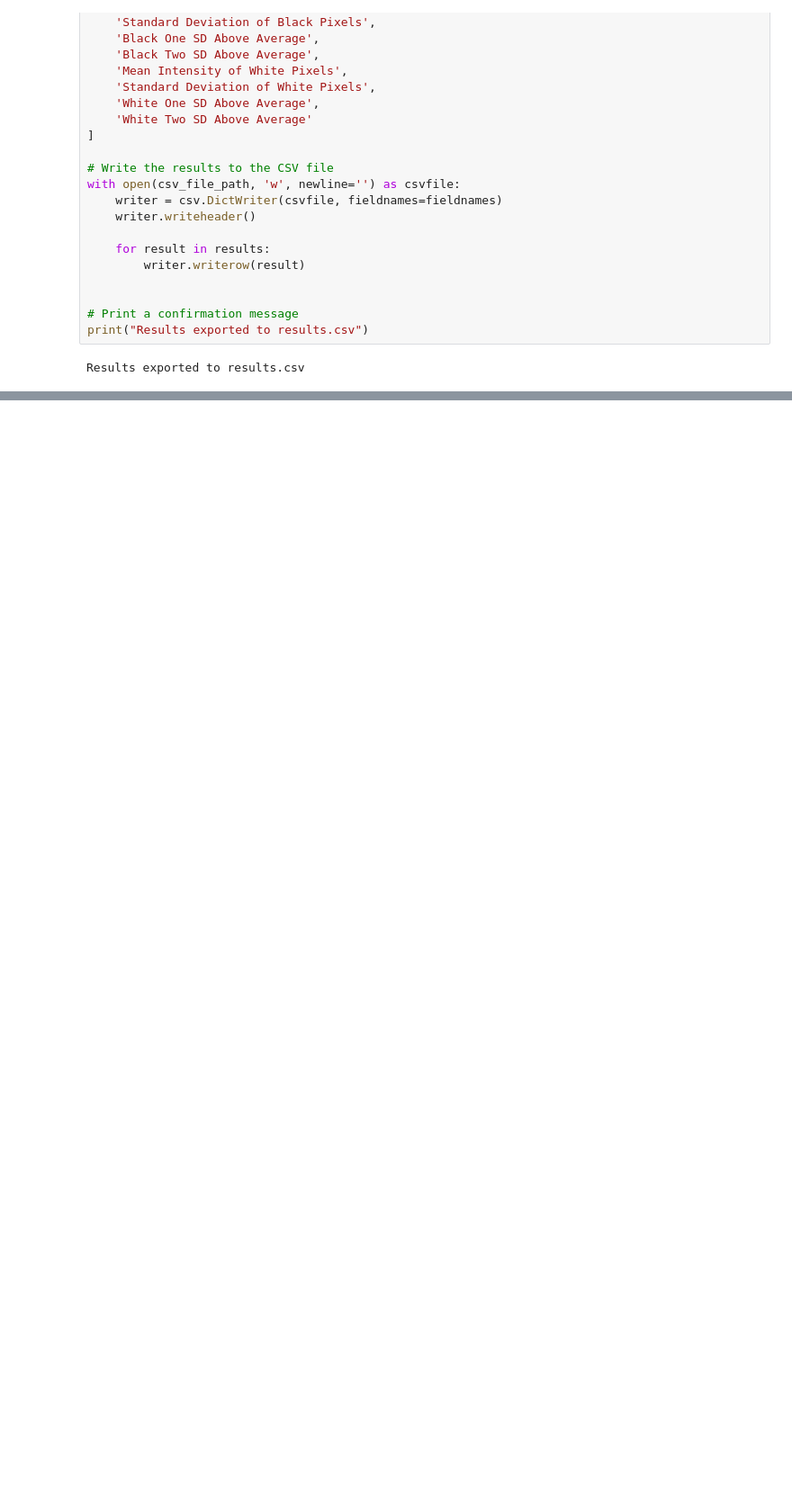
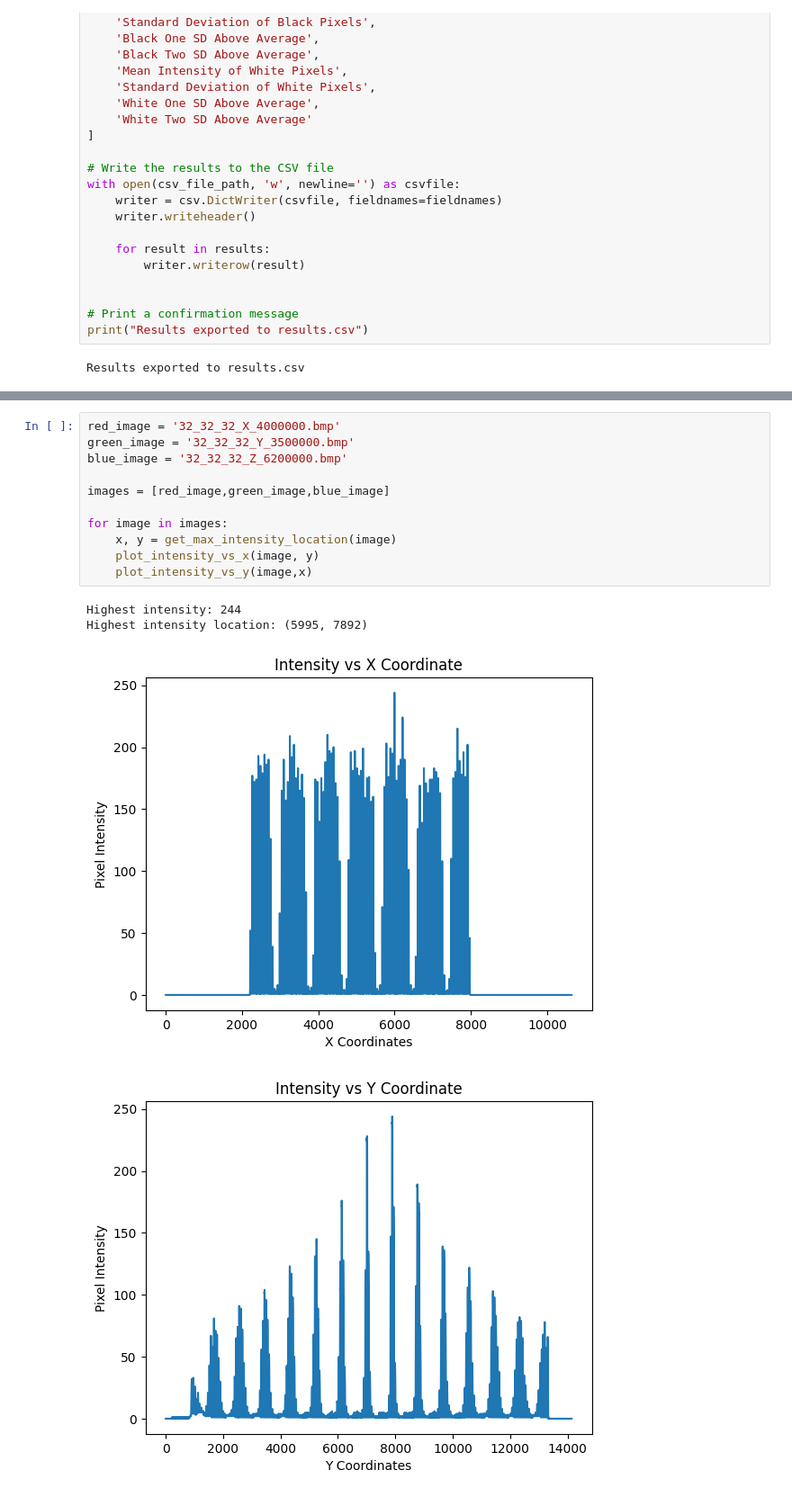
Before and after one commit to Codyyu36/JC-SDKIntegration, a Jupyter notebook: RGB Filter.ipynb, the cells around one changed output, grey strips where cells are left out. Shown: that part at 90% size. Drawn from its saved outputs; the diff is of its cells as text; blank space fills up the shorter version.

Commit message:
complete plots for 0629

```diff
--- a/RGB Filter.ipynb
+++ b/RGB Filter.ipynb
@@ -339,0 +423,16 @@ Results exported to results.csv
+# %%
+red_image = '32_32_32_X_4000000.bmp'
+green_image = '32_32_32_Y_3500000.bmp'
+blue_image = '32_32_32_Z_6200000.bmp'
+
+images = [red_image,green_image,blue_image]
+
+for image in images:
+    x, y = get_max_intensity_location(image)
+    plot_intensity_vs_x(image, y)
+    plot_intensity_vs_y(image,x)
+# %% [output]
+Highest intensity: 244
+Highest intensity location: (5995, 7892)
+[figure, added]
+[figure, added]
```
Also changed, not shown: parts of 4 cells of this notebook, 1 other file.
